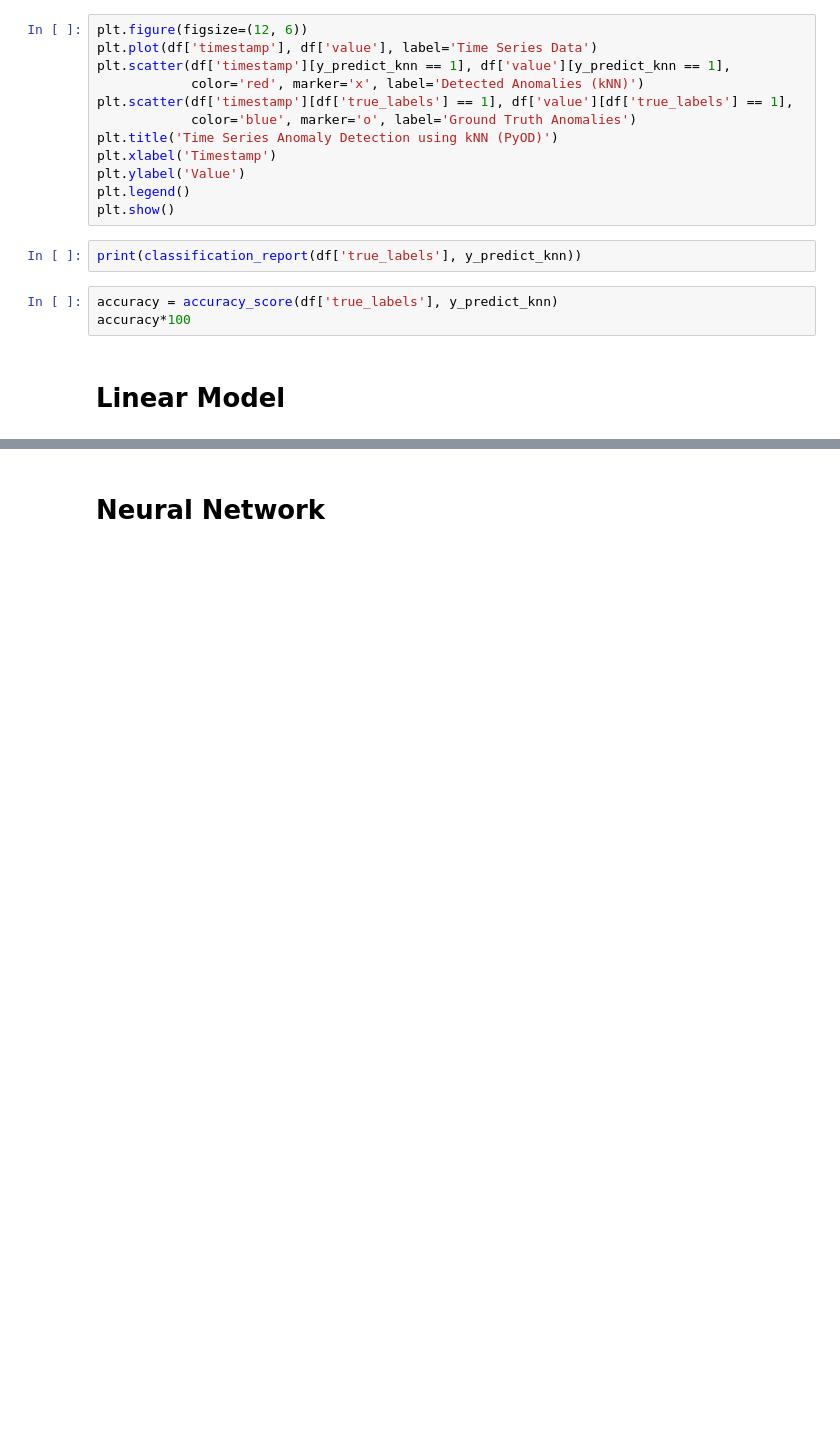
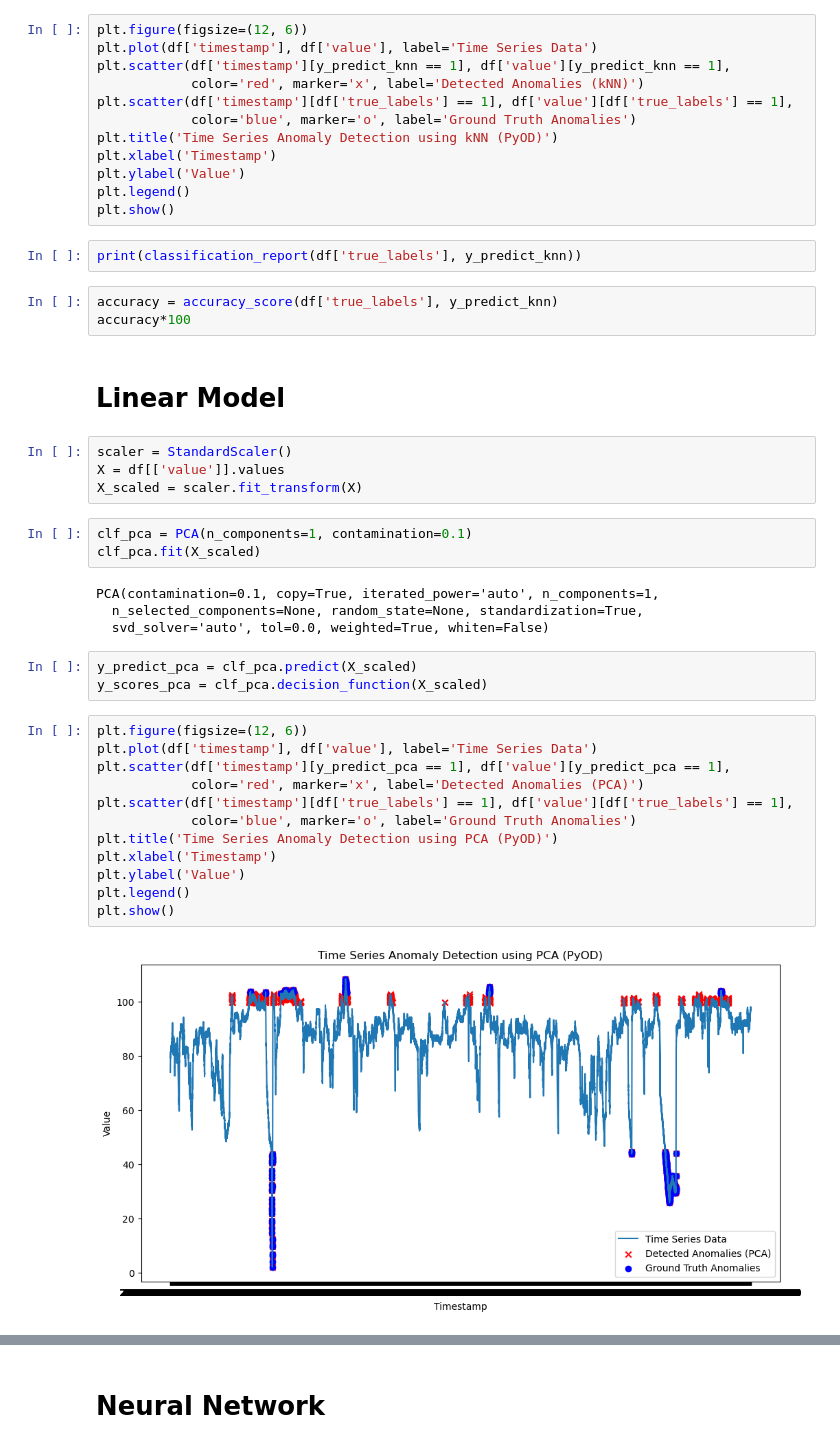
Before and after one commit to sai14karthik/Nexus-S1-Deakin-Internship, a Jupyter notebook: models/pyod.ipynb, the cells around one changed output, grey strips where cells are left out. Cells and saved outputs as stored; diff of their text form; blank space fills up the shorter version.

```diff
--- a/models/pyod.ipynb
+++ b/models/pyod.ipynb
@@ -130,3 +140,31 @@ accuracy = accuracy_score(df['true_labels'], y_predict_knn)
 accuracy*100
 # %% [markdown]
 # Linear Model
+# %%
+scaler = StandardScaler()
+X = df[['value']].values
+X_scaled = scaler.fit_transform(X)
+# %%
+clf_pca = PCA(n_components=1, contamination=0.1)
+clf_pca.fit(X_scaled)
+# %% [output]
+PCA(contamination=0.1, copy=True, iterated_power='auto', n_components=1,
+  n_selected_components=None, random_state=None, standardization=True,
+  svd_solver='auto', tol=0.0, weighted=True, whiten=False)
+# %%
+y_predict_pca = clf_pca.predict(X_scaled)
+y_scores_pca = clf_pca.decision_function(X_scaled)
+# %%
+plt.figure(figsize=(12, 6))
+plt.plot(df['timestamp'], df['value'], label='Time Series Data')
+plt.scatter(df['timestamp'][y_predict_pca == 1], df['value'][y_predict_pca == 1],
+            color='red', marker='x', label='Detected Anomalies (PCA)')
+plt.scatter(df['timestamp'][df['true_labels'] == 1], df['value'][df['true_labels'] == 1],
+            color='blue', marker='o', label='Ground Truth Anomalies')
+plt.title('Time Series Anomaly Detection using PCA (PyOD)')
+plt.xlabel('Timestamp')
+plt.ylabel('Value')
+plt.legend()
+plt.show()
+# %% [output]
+[figure, added]
```
Also changed, not shown: parts of 5 cells of this notebook.
